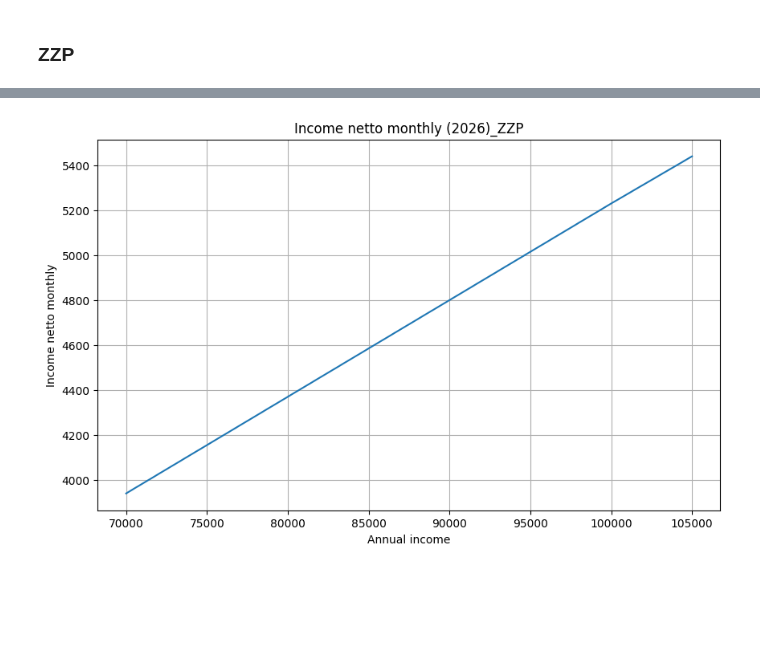
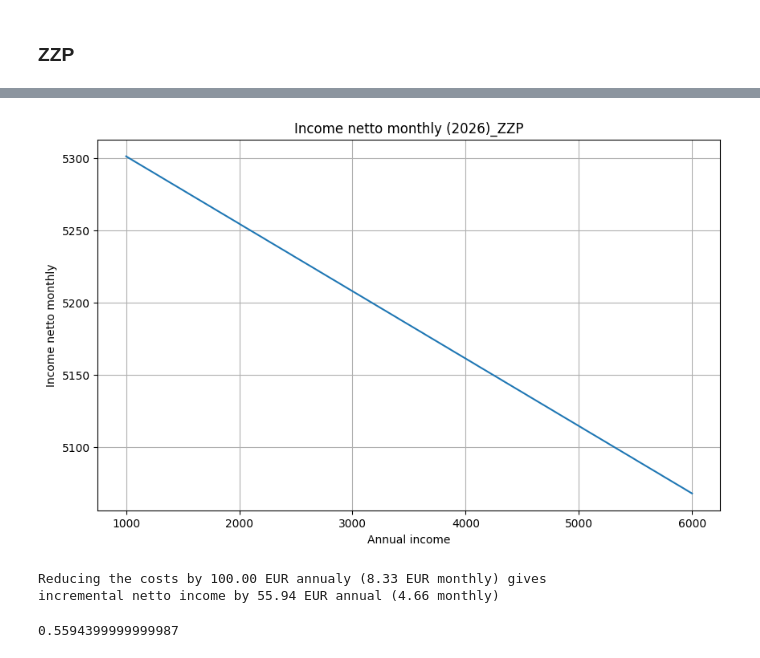
Before and after one commit to modus95/ZZP_tax, a Jupyter notebook: zzp_tax.ipynb, the cells around one changed output, grey strips where cells are left out. Drawn from its saved outputs; the diff is of its cells as text; code cells hidden in the pictures; blank space fills up the shorter version.

```diff
--- a/zzp_tax.ipynb
+++ b/zzp_tax.ipynb
@@ -112,0 +128,15 @@ df
+# %%
+year = 2026
+zzp = True
+apply_zvw = False       # False - ZVW reimbursement
+
+costs = [{'total_cost': c} for c in range(1000, 6001, 1000)]
+rev = 86400
+
+
+res = [blst.box1_tax_calculate(
+            rev, year, True, c, apply_zvw=apply_zvw) for c in costs]
+df = pd.DataFrame(res)
+df = df.drop(df.columns[(df == 0).all(axis=0)], axis=1).set_index('annual_income')  # Remove zero-ed columns
+
+df
@@ -113,14 +152,31 @@ df
 # %%
 df.plot(
     kind='line',
-    # x='annual_income',
+    x='total_cost',
     y='income_netto_monthly',
     title=f'Income netto monthly ({year})' + '_ZZP' * zzp,
     xlabel='Annual income',
     ylabel='Income netto monthly',
     figsize=(10, 6),
     grid=True,
     legend=False
     );
 # %% [output]
-[figure, old version]
+[figure, new version]
+# %%
+i = 0
+
+k = ((res[i]['income_netto_monthly'] - res[i+1]['income_netto_monthly']) /
+        (costs[i+1]['total_cost'] - costs[i]['total_cost'])
+)
+
+ci = 100
+print(f"""Reducing the costs by {ci:.2f} EUR annualy ({ci / 12:.2f} EUR monthly) gives
+incremental netto income by {12*ci*k:.2f} EUR annual ({ci*k:.2f} monthly)""")
+# %% [output]
+Reducing the costs by 100.00 EUR annualy (8.33 EUR monthly) gives
+incremental netto income by 55.94 EUR annual (4.66 monthly)
+# %%
+k * 12
+# %% [output]
+0.5594399999999987
```
Also changed, not shown: parts of 8 cells of this notebook, 2 other files.
